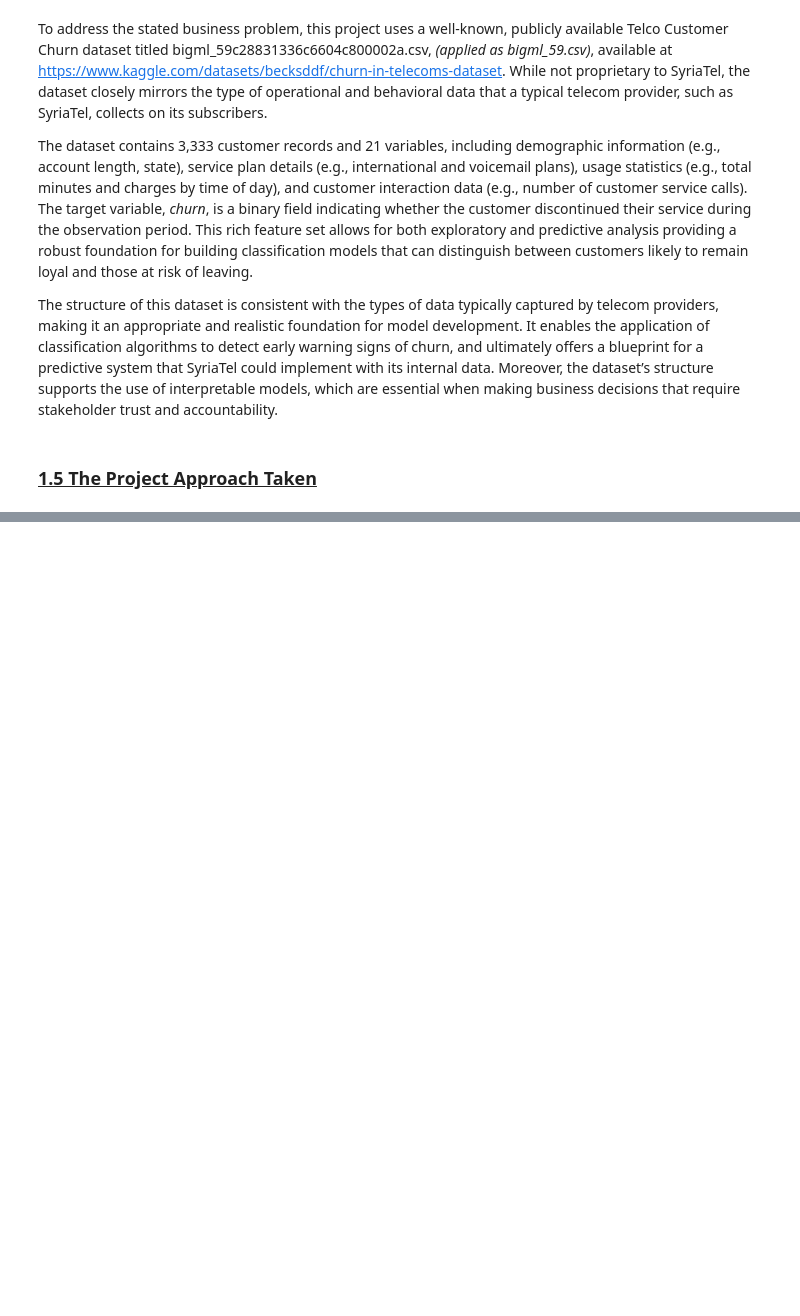
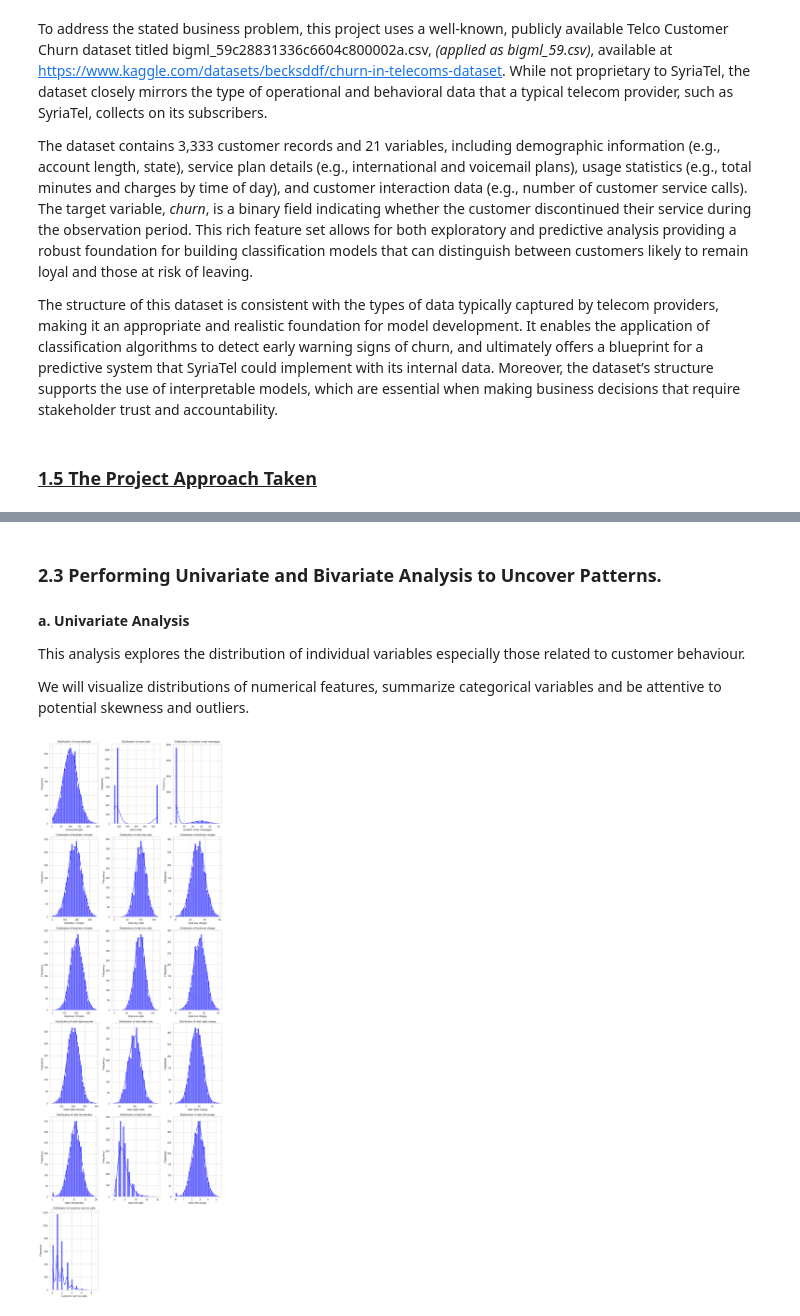
Before and after one commit to JabesGK/Jabes_Phase_3_Project, a Jupyter notebook: Phase_3_Project_Updated.ipynb, the cells around one changed output, grey strips where cells are left out. Saved outputs shown, nothing was run; the diff lists cells and outputs as text; code cells hidden in the pictures; blank space fills up the shorter version.

```diff
--- a/Phase_3_Project_Updated.ipynb
+++ b/Phase_3_Project_Updated.ipynb
@@ -152,0 +373,34 @@ This section outlines the methodology used in the project, following a standard
+# %% [markdown]
+### **2.3 Performing Univariate and Bivariate Analysis to Uncover Patterns.**
+# %% [markdown]
+**a. Univariate Analysis**
+
+This analysis explores the distribution of individual variables especially those related to customer behaviour.
+
+We will visualize distributions of numerical features, summarize categorical variables and be attentive to potential skewness and outliers.
+# %%
+# separating the numerical and categorical columns
+
+numerical_cols = df.select_dtypes(include=['int64', 'float64']).columns.tolist()
+categorical_cols = df.select_dtypes(include=['object', 'bool']).columns.tolist()
+
+# exxcluding the target from the univariate analysis
+
+numerical_cols.remove('churn') if 'churn' in numerical_cols else None
+
+#plotting the distribution of numerical features
+n = len(numerical_cols)
+rows = math.ceil(n / 3) # number of rows for subplots
+
+# creating subplots
+plt.figure(figsize=(12, 6 * rows))
+for i, col in enumerate(numerical_cols, 1):
+    plt.subplot(rows, 3, i)
+    sns.histplot(df[col], kde=True, bins=30, color='blue', alpha=0.6)
+    plt.title(f'Distribution of {col}')
+    plt.xlabel(col)
+    plt.ylabel('Frequency')
+plt.tight_layout()
+plt.show()
+# %% [output]
+[figure, added]
```
Also changed, not shown: parts of 88 cells of this notebook.
